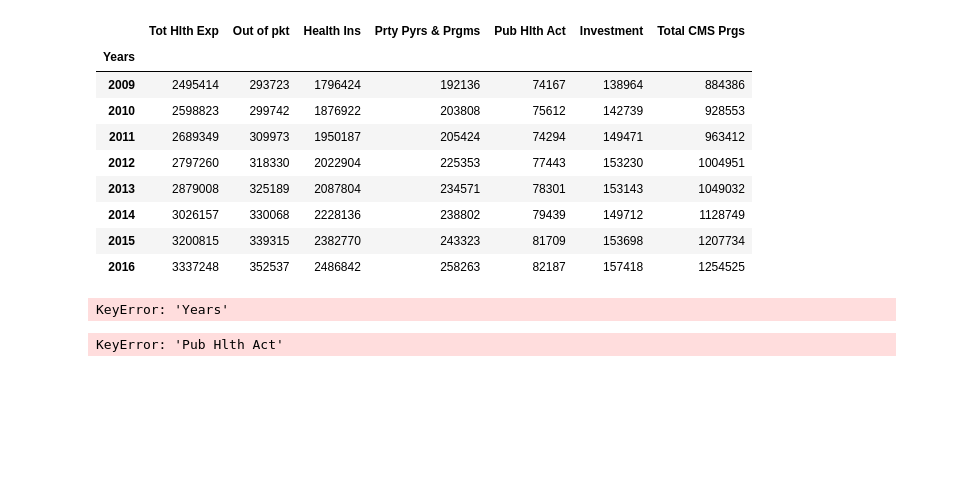
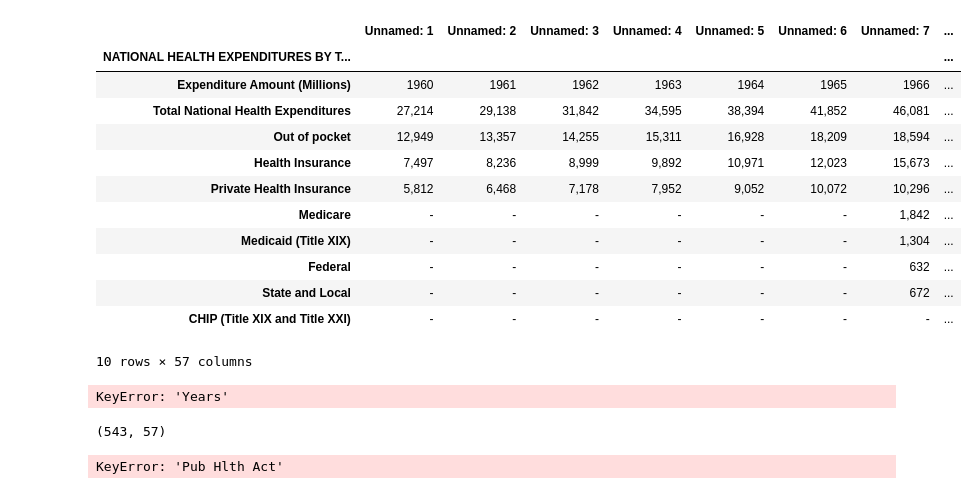
Before and after one commit to judesgit/GA-Data_Science, a Jupyter notebook: projects/final-project/Final_Last.ipynb, the cells around one changed output. Drawn from its saved outputs; the diff is of its cells as text; code cells hidden in the pictures; blank space fills up the shorter version.

```diff
--- a/projects/final-project/Final_Last.ipynb
+++ b/projects/final-project/Final_Last.ipynb
@@ -8,23 +8,30 @@ import seaborn as sns
 import statsmodels.api as sm
 from sklearn import linear_model
 # %%
-df = pd.read_csv('US_Health_Expenditure_Data_v2.csv', index_col=0)
+df = pd.read_csv('US National Health Expenditure Data.csv', index_col=0)
 df.head(10)
 # %% [output]
-|  | Tot Hlth Exp | Out of pkt | Health Ins | Prty Pyrs & Prgms | Pub Hlth Act | Investment | Total CMS Prgs |
-| Years |  |  |  |  |  |  |  |
-| 2009 | 2495414 | 293723 | 1796424 | 192136 | 74167 | 138964 | 884386 |
-| 2010 | 2598823 | 299742 | 1876922 | 203808 | 75612 | 142739 | 928553 |
-| 2011 | 2689349 | 309973 | 1950187 | 205424 | 74294 | 149471 | 963412 |
-| 2012 | 2797260 | 318330 | 2022904 | 225353 | 77443 | 153230 | 1004951 |
-| 2013 | 2879008 | 325189 | 2087804 | 234571 | 78301 | 153143 | 1049032 |
-| 2014 | 3026157 | 330068 | 2228136 | 238802 | 79439 | 149712 | 1128749 |
-| 2015 | 3200815 | 339315 | 2382770 | 243323 | 81709 | 153698 | 1207734 |
-| 2016 | 3337248 | 352537 | 2486842 | 258263 | 82187 | 157418 | 1254525 |
+|  | Unnamed: 1 | Unnamed: 2 | Unnamed: 3 | Unnamed: 4 | Unnamed: 5 | Unnamed: 6 | Unnamed: 7 | ... |
+| NATIONAL HEALTH EXPENDITURES BY T... |  |  |  |  |  |  |  | ... |
+| Expenditure Amount (Millions) | 1960 | 1961 | 1962 | 1963 | 1964 | 1965 | 1966 | ... |
+| Total National Health Expenditures | 27,214 | 29,138 | 31,842 | 34,595 | 38,394 | 41,852 | 46,081 | ... |
+| Out of pocket | 12,949 | 13,357 | 14,255 | 15,311 | 16,928 | 18,209 | 18,594 | ... |
+| Health Insurance | 7,497 | 8,236 | 8,999 | 9,892 | 10,971 | 12,023 | 15,673 | ... |
+| Private Health Insurance | 5,812 | 6,468 | 7,178 | 7,952 | 9,052 | 10,072 | 10,296 | ... |
+| Medicare | - | - | - | - | - | - | 1,842 | ... |
+| Medicaid (Title XIX) | - | - | - | - | - | - | 1,304 | ... |
+| Federal | - | - | - | - | - | - | 632 | ... |
+| State and Local | - | - | - | - | - | - | 672 | ... |
+| CHIP (Title XIX and Title XXI) | - | - | - | - | - | - | - | ... |
+10 rows × 57 columns
 # %%
 df["Years"] = pd.to_datetime(df["Years"], format='%Y-%m-%d')
 # %% [output]
 KeyError: 'Years'
+# %%
+df.shape
+# %% [output]
+(543, 57)
 # %%
 plt.plot(df["Total CMS Prgs"], df["Investment"], label="Investment")
 plt.plot(df["Total CMS Prgs"], df["Pub Hlth Act"], label="Pub Hlth Act")
```
Also changed, not shown: 20 other files.
